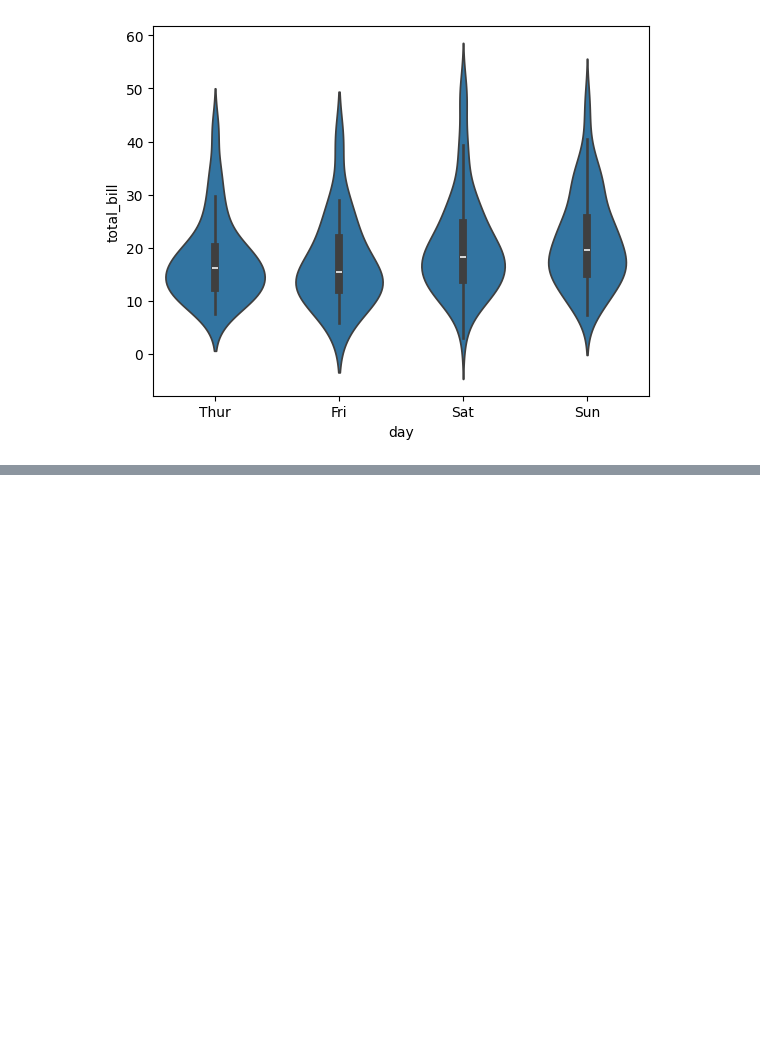
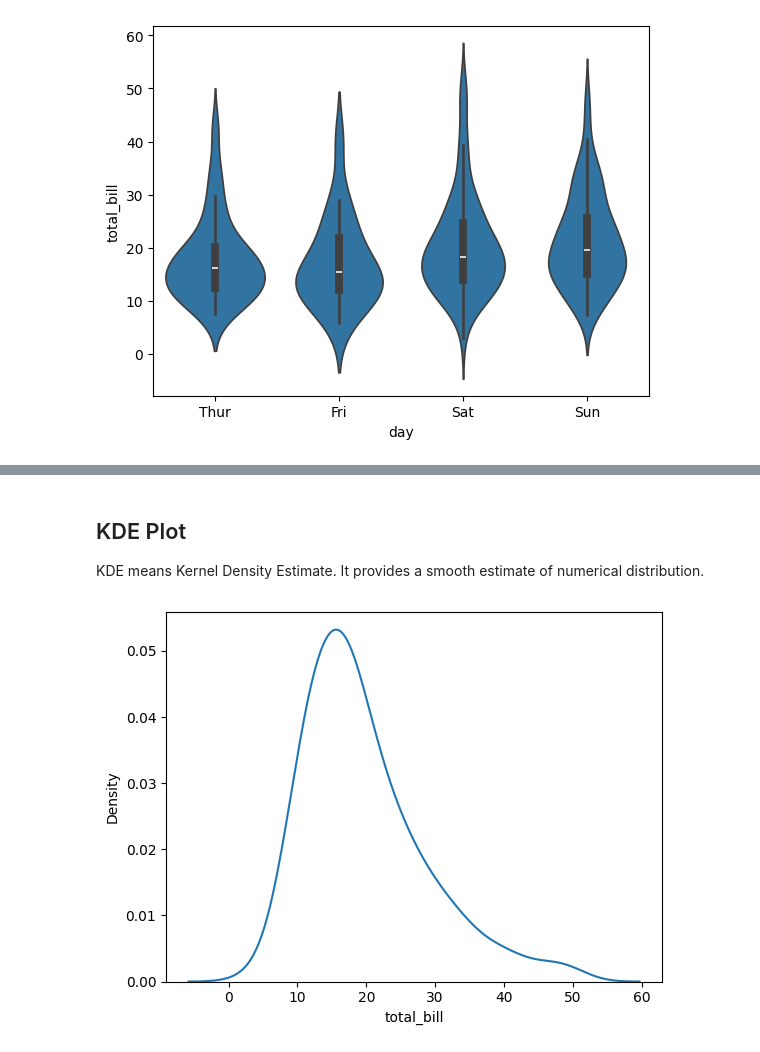
Before and after one commit to ftmshifa777/Seaborn-Visualization, a Jupyter notebook: Seaborn.ipynb, the cells around one changed output, grey strips where cells are left out. Cells and saved outputs as stored; diff of their text form; code cells hidden in the pictures; blank space fills up the shorter version.

```diff
--- a/Seaborn.ipynb
+++ b/Seaborn.ipynb
@@ -171,0 +193,10 @@ plt.show()
+# %% [markdown]
+## KDE Plot
+
+KDE means Kernel Density Estimate. It provides a smooth estimate of numerical distribution.
+# %%
+sns.kdeplot(data=df,x='total_bill')
+
+plt.show()
+# %% [output]
+[figure, added]
```
Also changed, not shown: parts of 11 cells of this notebook.
